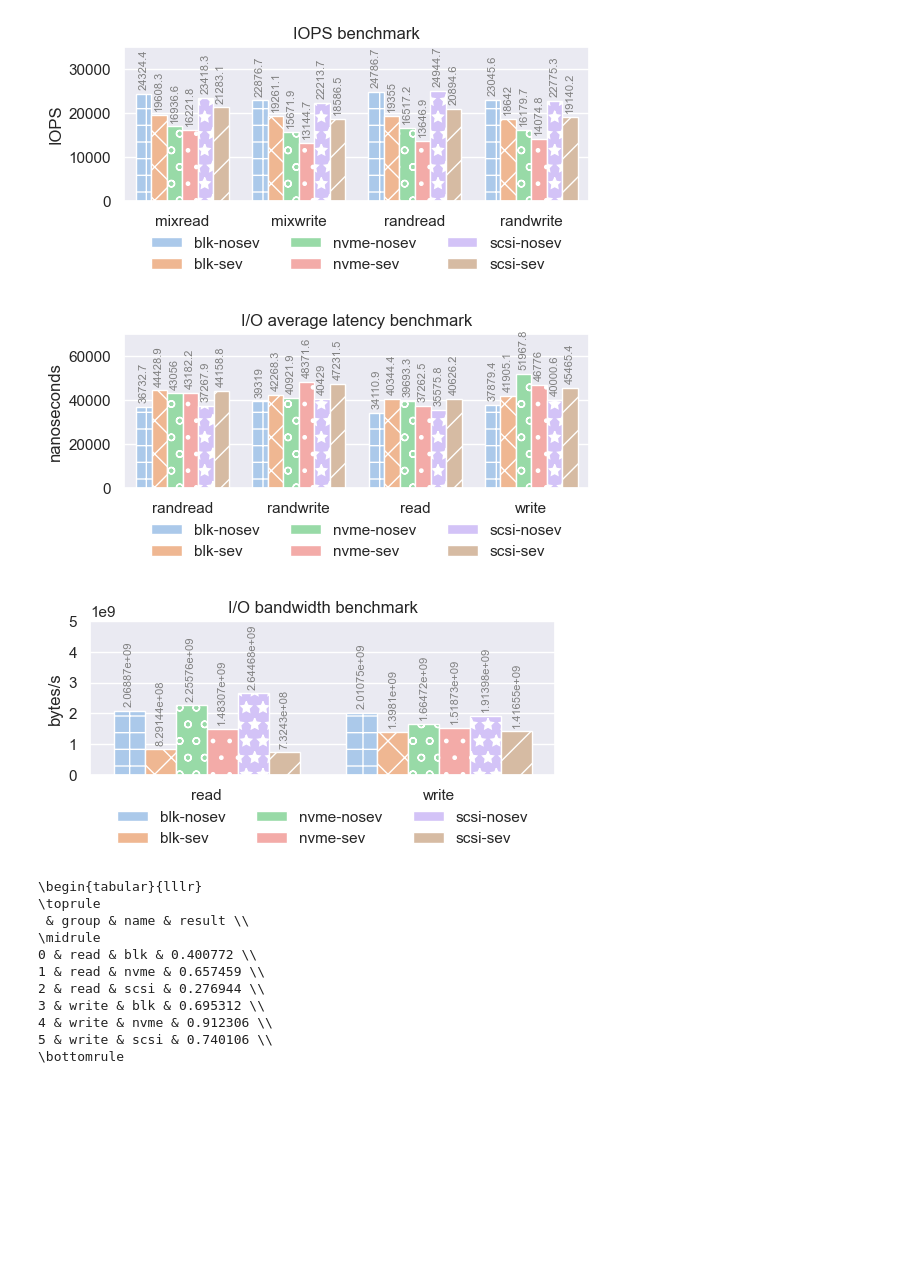
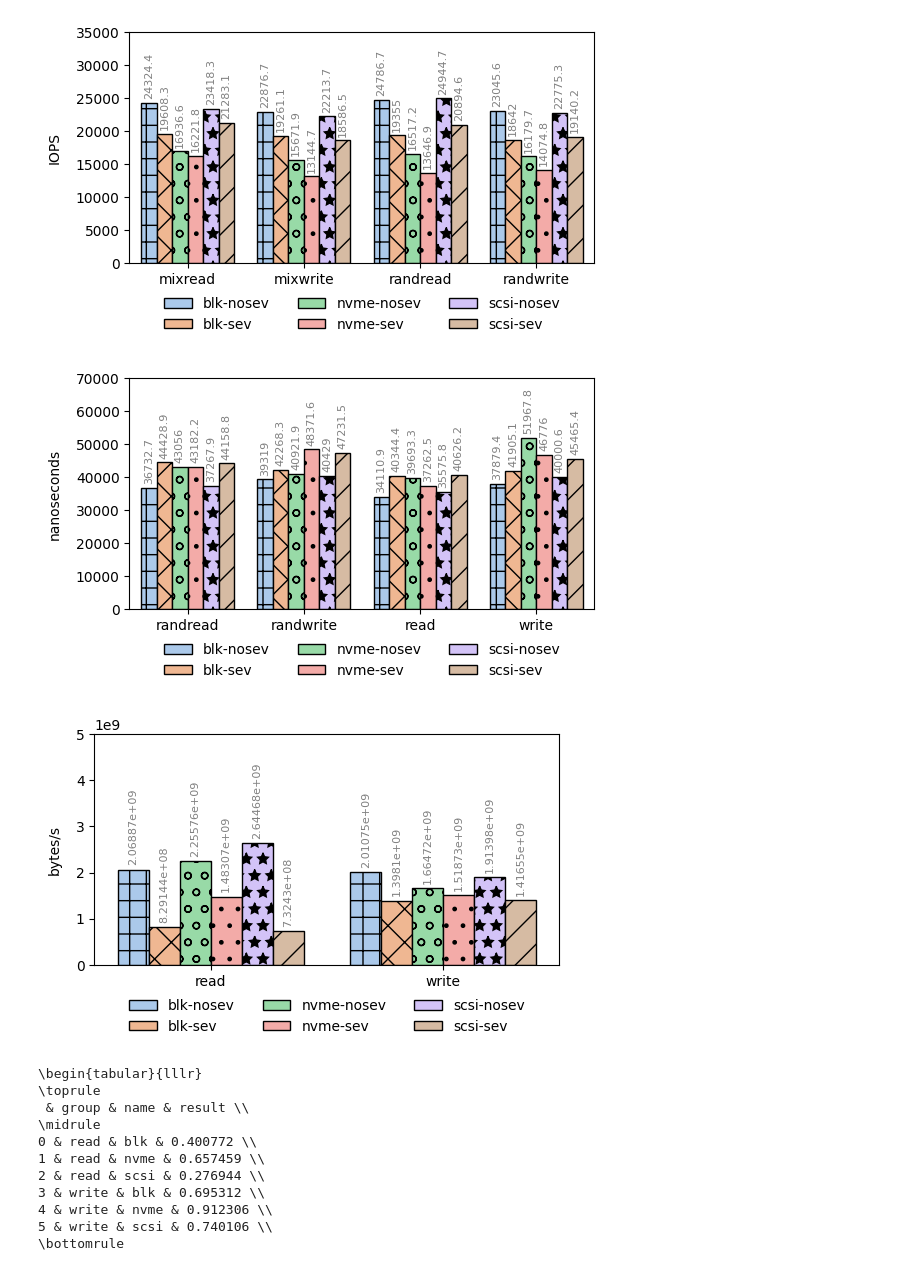
Before and after one commit to rcastellotti/gr, a Jupyter notebook: main.ipynb, the cells around one changed output. Saved outputs shown, nothing was run; the diff lists cells and outputs as text; code cells hidden in the pictures; blank space fills up the shorter version.

Commit message:
updates to report

```diff
--- a/main.ipynb
+++ b/main.ipynb
@@ -3,16 +3,19 @@ import pandas as pd
 import seaborn as sns
 import matplotlib.pyplot as plt
 hatches = ['+', 'x', 'o', '.', '*',"/"]
-sns.set(font_scale=0.75)
 
 def plot(filename,title,ylim,ylabel):
     df=pd.read_csv(filename)
     df = df.sort_values(['group', 'name'],ascending = [True, True])
     # print(df.to_latex(index=False))
-    sns.set(rc={'figure.figsize':(6,2)})
+    # sns.set(rc={'figure.figsize':(6,2)})
+    plt.figure(figsize=(6,3))
     plt.ylim(0,ylim)
-    ax=sns.barplot(df, x="group",y="result",hue="name",orient="v", width=0.8,palette="pastel")
-    ax.set(xlabel ="", ylabel = ylabel, title =title)
+    ax=sns.barplot(df, edgecolor="black",x="group",y="result",hue="name",orient="v", width=0.8,palette="pastel",)
+    # ax.set(xlabel ="", ylabel = ylabel, title =title,labelpad=15)
+    ax.set_ylabel(ylabel,  labelpad=10)
+    ax.set_xlabel("",  labelpad=105)
+
     for container in ax.containers:
         labels=ax.bar_label(container, rotation="vertical",padding=3)
         for label in labels:
@@ -20,23 +23,23 @@ def plot(filename,title,ylim,ylabel):
             label.set_color("gray")
     sns.move_legend(
         ax, "lower center",
-        bbox_to_anchor=(0.5, -.55),
+        bbox_to_anchor=(0.5, -.35),
         ncol=3,
         title=None, frameon=False,
     )
     for i, container in enumerate(ax.containers):
         for patch in container.patches:
             patch.set_hatch(hatches[i % len(hatches)])
-    plt.show()
+    plt.savefig(f"report/img/{title}.pdf", bbox_inches='tight')
 # %%
-plot("benchmarks/iops_results.csv", title="IOPS benchmark", ylim=35000, ylabel="IOPS")
+plot("benchmarks/iops_results.csv", title="iops", ylim=35000, ylabel="IOPS")
 # %% [output]
-[figure, old version]
+[figure, new version]
 # %%
-plot("benchmarks/al_results.csv",'I/O average latency benchmark',ylim=70000,ylabel="nanoseconds")
+plot("benchmarks/al_results.csv",title='al',ylim=70000,ylabel="nanoseconds")
 # %% [output]
-[figure, old version]
+[figure, new version]
 # %%
-plot("benchmarks/bw_results.csv",'I/O bandwidth benchmark',ylim=5000000000,ylabel="bytes/s")
+plot("benchmarks/bw_results.csv",title='bw',ylim=5000000000,ylabel="bytes/s")
 # %% [output]
-[figure, old version]
+[figure, new version]
```
Also changed, not shown: parts of 3 cells of this notebook, 18 other files.
